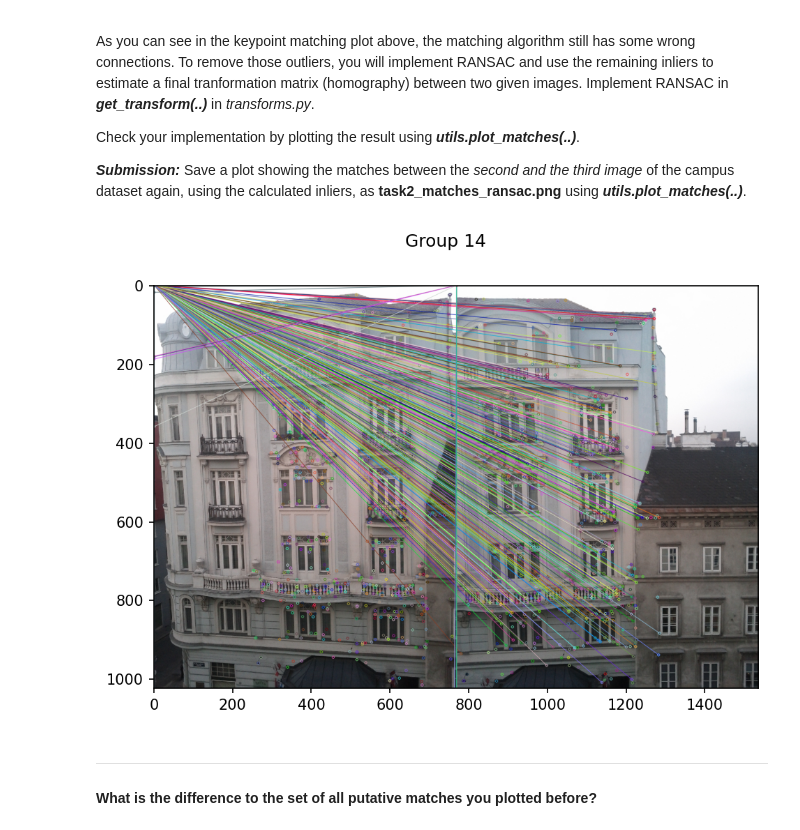
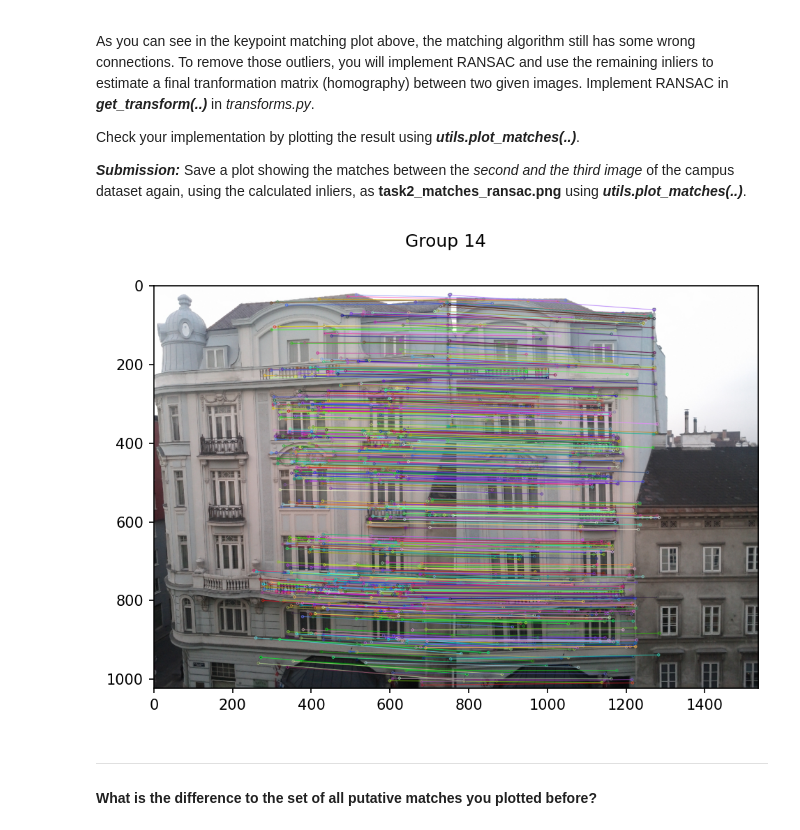
Before and after one commit to gissuvalentina/ComputerVision_Group14_Assignment1, a Jupyter notebook: Assignment1/TASK2/Task2.ipynb, the cells around one changed output. Cells and saved outputs as stored; diff of their text form; code cells hidden in the pictures.

```diff
--- a/Assignment1/TASK2/Task2.ipynb
+++ b/Assignment1/TASK2/Task2.ipynb
@@ -123,22 +123,23 @@ Check your implementation by plotting the result using ***utils.plot_matches(..)
 # %%
 
 #student_code start
 trans, inliers = transforms.get_transform(keypoints[index1], keypoints[index2], matches)
-
+# Extract keypoints of inliers, because drawMatches needs correct inliers list as parameter
 kp1_inliers = [keypoints[index1][matches[i].queryIdx] for i in inliers]
 kp2_inliers = [keypoints[index2][matches[i].trainIdx] for i in inliers]
 
-inlier_matches = [cv2.DMatch(_queryIdx=i, _trainIdx=i, _imgIdx=0, _distance=0)
-                  for i in range(len(kp1_inliers))]
+# Create new DMatch because indices is a reduced list of inliers
+# In other words: Outliers are removed
+inlier_matches = [cv2.DMatch(idx, idx, 0) for idx in range(len(inliers))]
 
 utils.plot_matches(images[index1], images[index2],
                    kp1_inliers, kp2_inliers,
                    inlier_matches,
                    'Group 14',
                    'task2_matches_ransac.png')
 #student_code end
 # %% [output]
-[figure, old version]
+[figure, new version]
 # %% [markdown]
 ***
 #### What is the difference to the set of all putative matches you plotted before?
```
